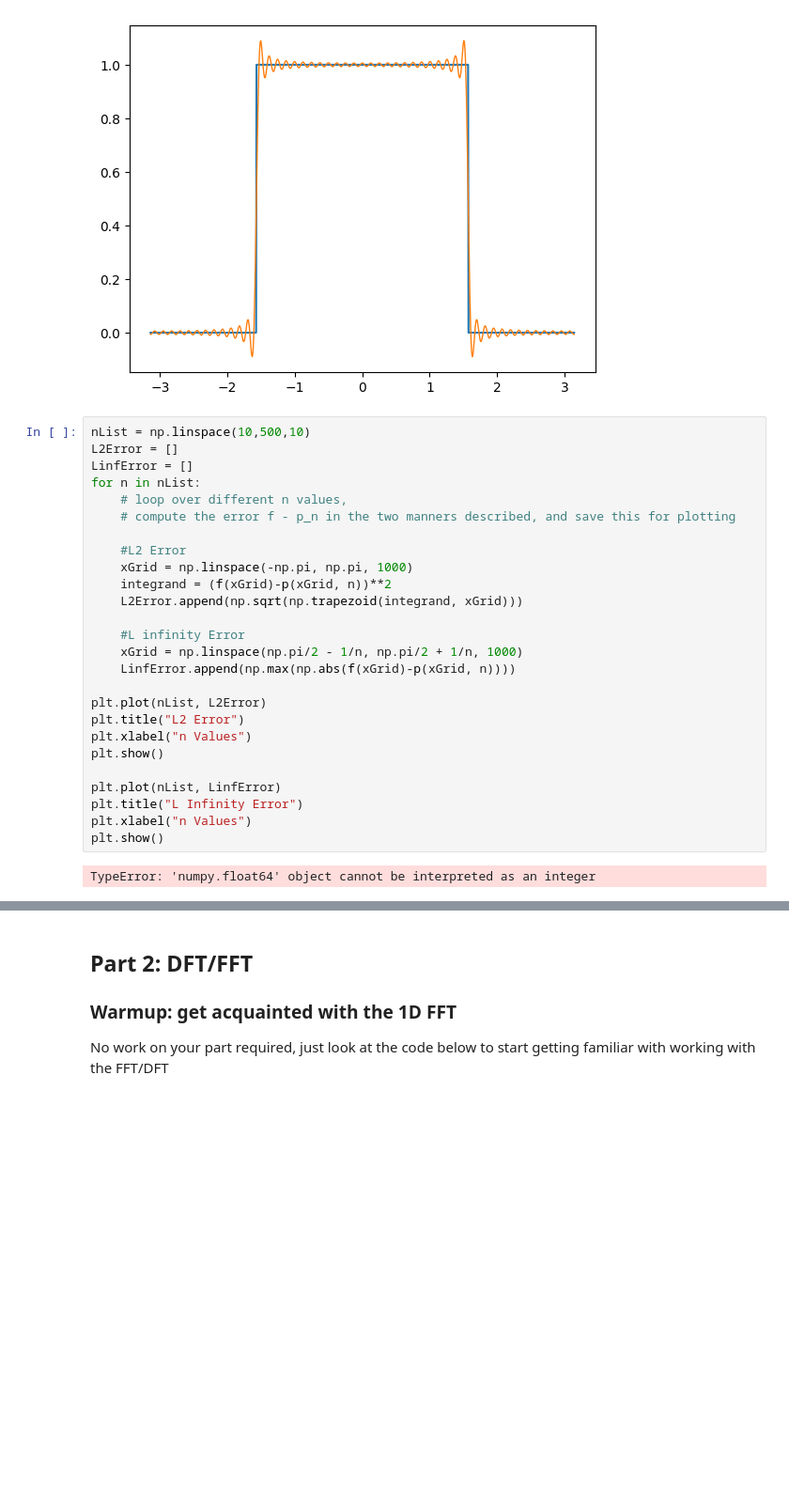
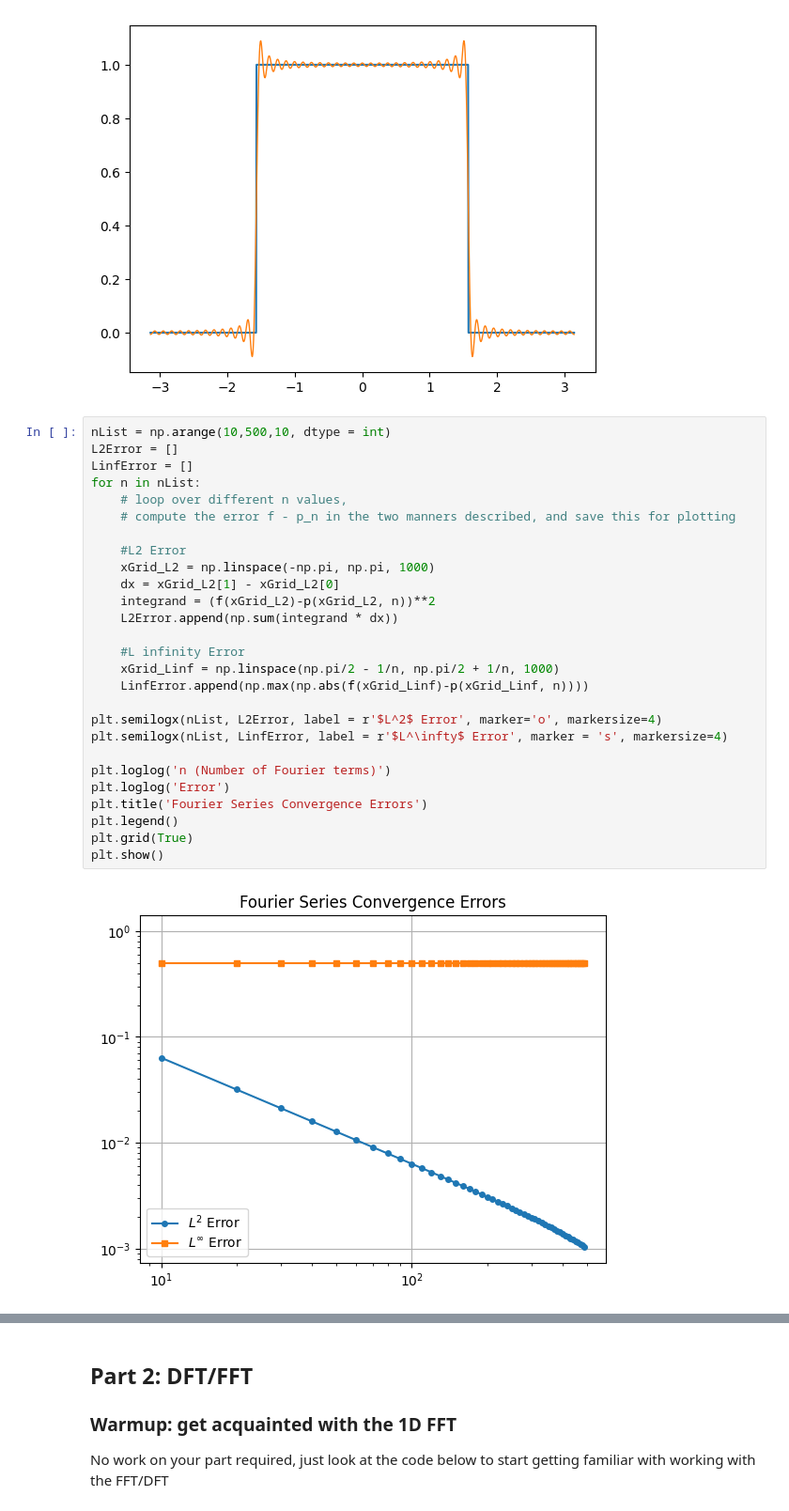
Before and after one commit to racarlsen/appm-4600-numerics, a Jupyter notebook: Labs/Lab10_FFT.ipynb, the cells around one changed output, grey strips where cells are left out. Shown at 94% size. Drawn from its saved outputs; the diff is of its cells as text; blank space fills up the shorter version.

```diff
--- a/Labs/Lab10_FFT.ipynb
+++ b/Labs/Lab10_FFT.ipynb
@@ -102,30 +102,31 @@ plt.show()
 # %% [output]
 [figure]
 # %%
-nList = np.linspace(10,500,10)
+nList = np.arange(10,500,10, dtype = int)
 L2Error = []
 LinfError = []
 for n in nList:
     # loop over different n values,
     # compute the error f - p_n in the two manners described, and save this for plotting
 
     #L2 Error
-    xGrid = np.linspace(-np.pi, np.pi, 1000)
-    integrand = (f(xGrid)-p(xGrid, n))**2
-    L2Error.append(np.sqrt(np.trapezoid(integrand, xGrid)))
+    xGrid_L2 = np.linspace(-np.pi, np.pi, 1000)
+    dx = xGrid_L2[1] - xGrid_L2[0]
+    integrand = (f(xGrid_L2)-p(xGrid_L2, n))**2
+    L2Error.append(np.sum(integrand * dx))
 
     #L infinity Error
-    xGrid = np.linspace(np.pi/2 - 1/n, np.pi/2 + 1/n, 1000)
-    LinfError.append(np.max(np.abs(f(xGrid)-p(xGrid, n))))
+    xGrid_Linf = np.linspace(np.pi/2 - 1/n, np.pi/2 + 1/n, 1000)
+    LinfError.append(np.max(np.abs(f(xGrid_Linf)-p(xGrid_Linf, n))))
 
-plt.plot(nList, L2Error)
-plt.title("L2 Error")
-plt.xlabel("n Values")
+plt.semilogx(nList, L2Error, label = r'$L^2$ Error', marker='o', markersize=4)
+plt.semilogx(nList, LinfError, label = r'$L^\infty$ Error', marker = 's', markersize=4)
+
+plt.loglog('n (Number of Fourier terms)')
+plt.loglog('Error')
+plt.title('Fourier Series Convergence Errors')
+plt.legend()
+plt.grid(True)
 plt.show()
-
-plt.plot(nList, LinfError)
-plt.title("L Infinity Error")
-plt.xlabel("n Values")
-plt.show()
 # %% [output]
-TypeError: 'numpy.float64' object cannot be interpreted as an integer
+[figure, added]
```
Also changed, not shown: parts of 3 cells of this notebook.
